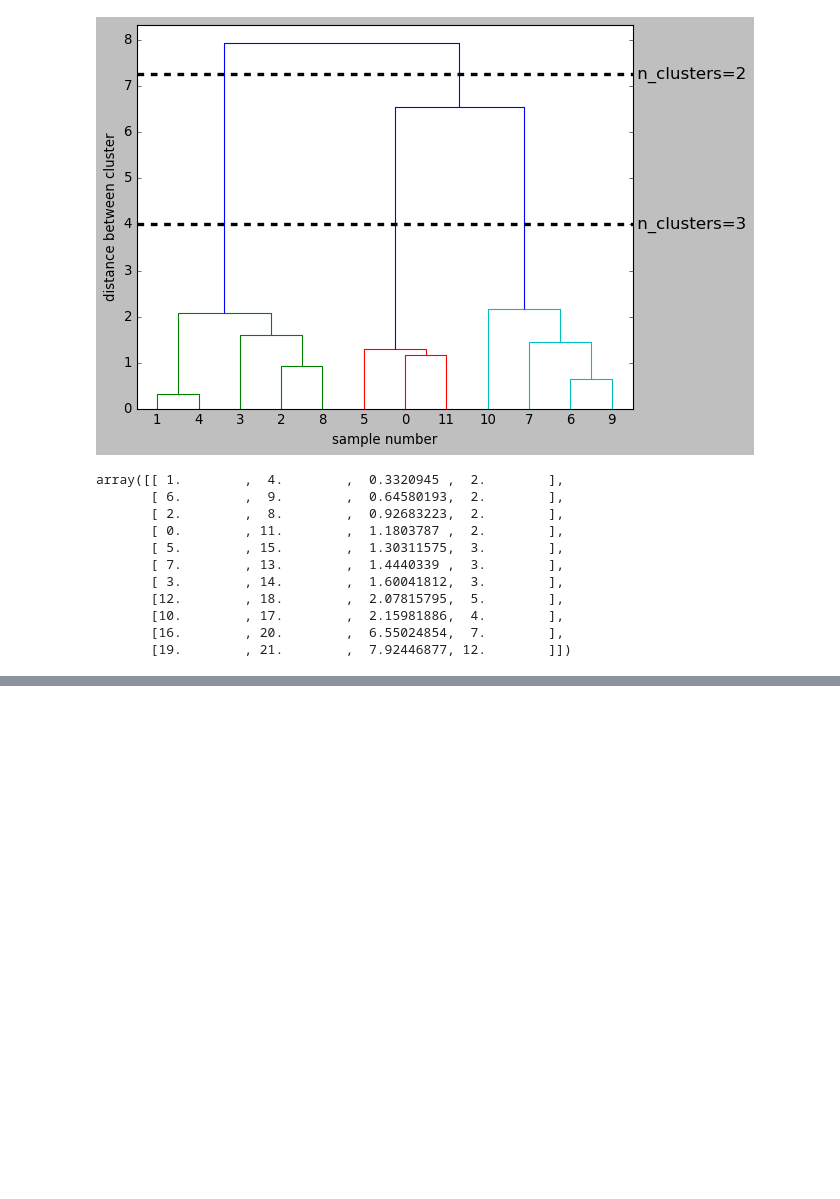
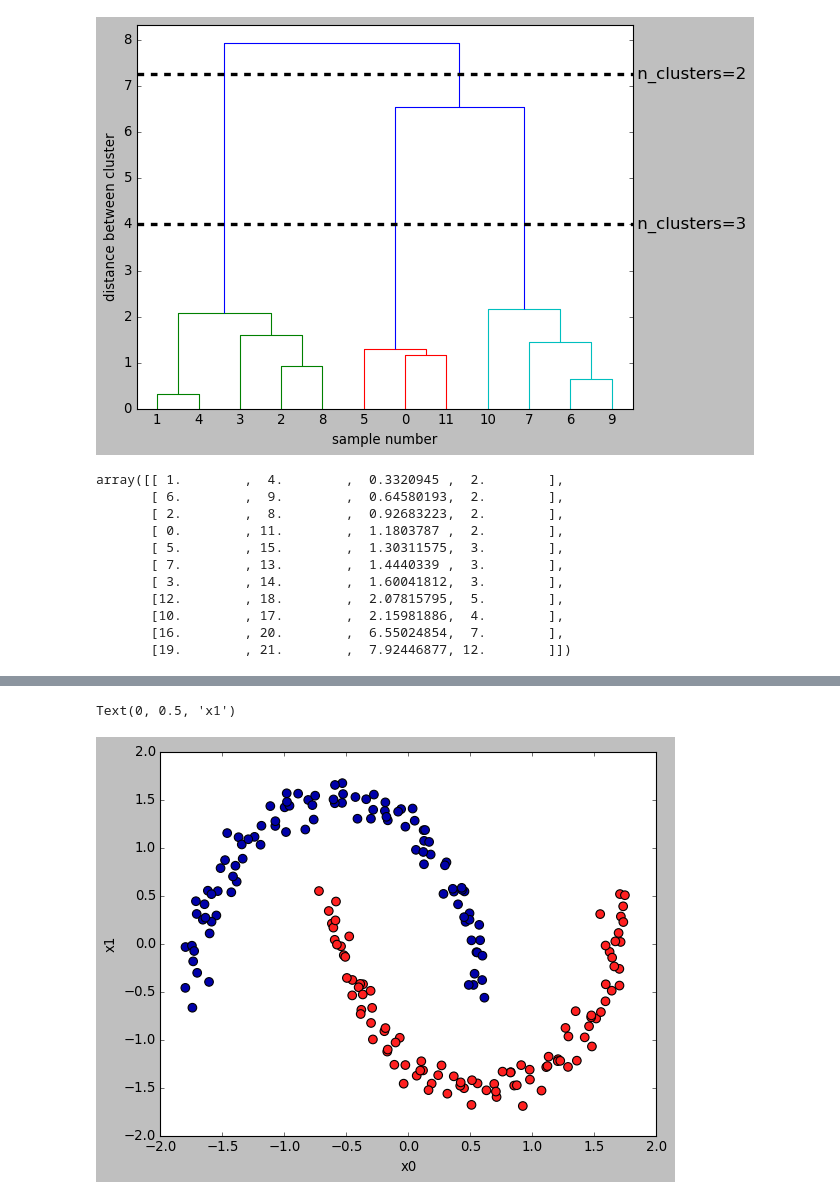
Before and after one commit to Hosung-Ahn/IntroducingML, a Jupyter notebook: Chapter3-Unsupervised_Learning/군집2.ipynb, the cells around one changed output, grey strips where cells are left out. Cells and saved outputs as stored; diff of their text form; code cells hidden in the pictures; blank space fills up the shorter version.

```diff
--- a/Chapter3-Unsupervised_Learning/군집2.ipynb
+++ b/Chapter3-Unsupervised_Learning/군집2.ipynb
@@ -73,0 +99,19 @@ array([[ 1.        ,  4.        ,  0.3320945 ,  2.        ],
+# %%
+from sklearn.cluster import DBSCAN
+from sklearn.datasets import make_moons
+from sklearn.preprocessing import StandardScaler
+X,y = make_moons(n_samples=200, noise=0.05, random_state=0)
+
+scaler = StandardScaler()
+scaler.fit(X)
+X_scaled = scaler.transform(X)
+
+dbscan = DBSCAN()
+clusters = dbscan.fit_predict(X_scaled)
+
+plt.scatter(X_scaled[:,0], X_scaled[:,1], c=clusters, cmap=mglearn.cm2, s=60, edgecolors='k')
+plt.xlabel('x0')
+plt.ylabel('x1')
+# %% [output]
+Text(0, 0.5, 'x1')
+[figure, added]
```
Also changed, not shown: parts of 2 cells of this notebook.
